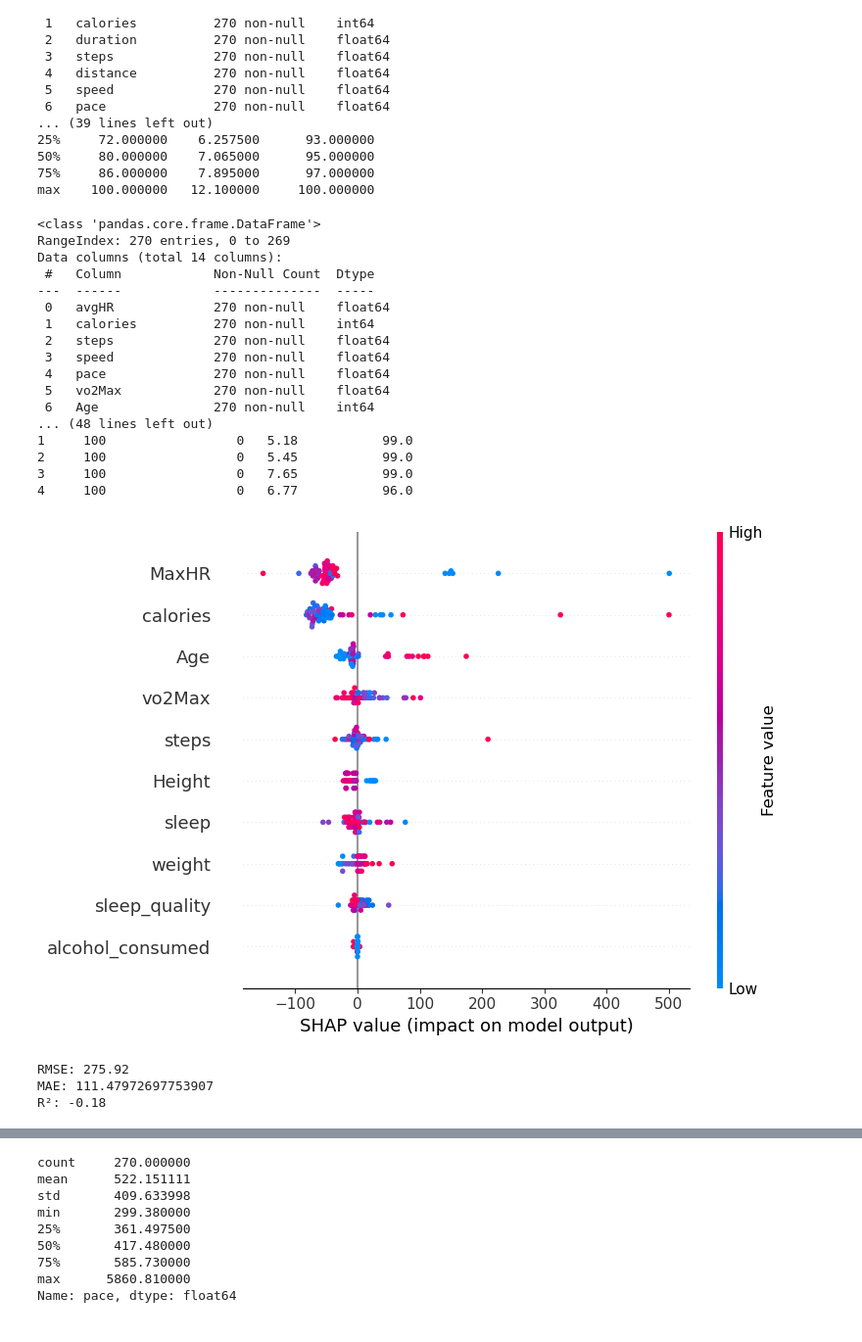
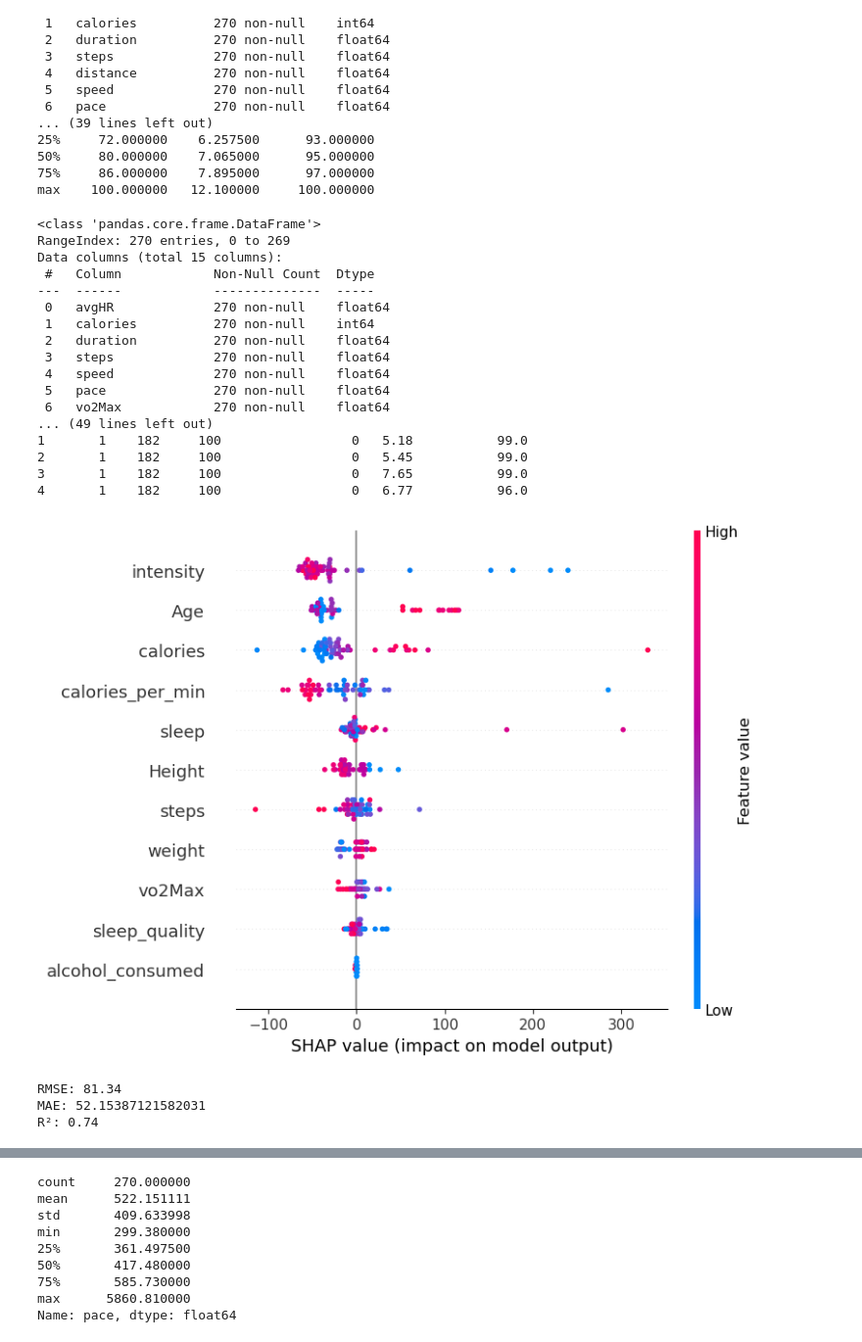
Before and after one commit to Justxd22/Athlete_Ai_Dataset_xD, a Jupyter notebook: cleandata.ipynb, the cells around one changed output, grey strips where cells are left out. Shown at 98% size. Cells and saved outputs as stored; diff of their text form; code cells hidden in the pictures.

Commit message:
Optimize the model further, increased accuracy to 74% r^2

```diff
--- a/cleandata.ipynb
+++ b/cleandata.ipynb
@@ -488,7 +488,7 @@ import pandas as pd
 merged_df = pd.read_csv('FinalDataset.csv')
 
 # drop useless columns
-merged_df = merged_df.drop(columns=['date', 'user_id', 'duration', 'distance'])
+merged_df = merged_df.drop(columns=['date', 'user_id', 'distance'])
 
 # convert alchol to 0/1
 merged_df['alcohol_consumed'] = merged_df['alcohol_consumed'].map({'Yes': 1, 'No': 0})
@@ -507,21 +507,21 @@ merged_df.to_csv("ReadyDataset.csv", index=False)
 # %% [output]
 <class 'pandas.core.frame.DataFrame'>
 RangeIndex: 270 entries, 0 to 269
-Data columns (total 14 columns):
+Data columns (total 15 columns):
  #   Column            Non-Null Count  Dtype
 ---  ------            --------------  -----
  0   avgHR             270 non-null    float64
  1   calories          270 non-null    int64
- 2   steps             270 non-null    float64
- 3   speed             270 non-null    float64
- 4   pace              270 non-null    float64
- 5   vo2Max            270 non-null    float64
- 6   Age               270 non-null    int64
-... (48 lines left out)
-1     100                 0   5.18           99.0
-2     100                 0   5.45           99.0
-3     100                 0   7.65           99.0
-4     100                 0   6.77           96.0
+ 2   duration          270 non-null    float64
+ 3   steps             270 non-null    float64
+ 4   speed             270 non-null    float64
+ 5   pace              270 non-null    float64
+ 6   vo2Max            270 non-null    float64
+... (49 lines left out)
+1       1    182     100                 0   5.18           99.0
+2       1    182     100                 0   5.45           99.0
+3       1    182     100                 0   7.65           99.0
+4       1    182     100                 0   6.77           96.0
 # %%
 # Training!!
 
@@ -531,7 +531,9 @@ from sklearn.model_selection import train_test_split
 df = pd.read_csv('ReadyDataset.csv')
 
 # 'avgHR','calories','steps','speed','vo2Max','Age','Height','Gender','MaxHR','weight','alcohol_consumed','sleep','sleep_quality')
-drop = ['pace', 'speed', 'avgHR', 'Gender']
+df['calories_per_min'] = df['calories'] / df['duration']  # If duration is kept
+df['intensity'] = df['avgHR'] / df['MaxHR']
+drop = ['pace', 'speed', 'Gender', 'MaxHR', 'avgHR', 'duration']
 features = df.drop(columns=drop).columns.tolist()
 input_shape = len(features)
 
@@ -539,39 +541,46 @@ X = df.drop(columns=drop)
 y = df.pace
 X.head()
 
-X_train, X_test, y_train, y_test = train_test_split(X, y, test_size=0.185, random_state=62)
-# X_train, X_test, y_train, y_test = train_test_split(X, y, test_size=0.185, shuffle=True)
+# X_train, X_test, y_train, y_test = train_test_split(X, y, test_size=0.185, random_state=62)
+X_train, X_test, y_train, y_test = train_test_split(X, y, test_size=0.185, random_state=2)
 
 X_train.describe()
 
 
 import xgboost as xgb
-model = xgb.XGBRegressor(objective='reg:squarederror', n_estimators=500)
+model = xgb.XGBRegressor(
+    objective='reg:squarederror',
+    n_estimators=1000,  # Increase trees
+    learning_rate=0.05,  # Slow learning
+    max_depth=5,         # Limit tree depth
+    subsample=0.8,        # Prevent overfitting
+    colsample_bytree=0.7 # Randomly sample features per tree
+)
 model.fit(X_train, y_train)
 
 # Test model
 
 import shap
 explainer = shap.TreeExplainer(model)
 shap_values = explainer.shap_values(X_test)
 shap.summary_plot(shap_values, X_test)
 
 
 from sklearn.metrics import mean_squared_error, root_mean_squared_error, r2_score, mean_absolute_error
 
 y_pred = model.predict(X_test)
 
 # Use root_mean_squared_error instead of mean_squared_error with squared=False
 rmse = root_mean_squared_error(y_test, y_pred)
 r2 = r2_score(y_test, y_pred)
 mae = mean_absolute_error(y_test, y_pred)
 
 
 print(f"RMSE: {rmse:.2f}")
 print(f"MAE: {mae}")
 print(f"R²: {r2:.2f}")
 # %% [output]
-[figure, old version]
+[figure, new version]
-RMSE: 275.92
-MAE: 111.47972697753907
-R²: -0.18
+RMSE: 81.34
+MAE: 52.15387121582031
+R²: 0.74
```
Also changed, not shown: parts of 1 cell of this notebook, 1 other file.
